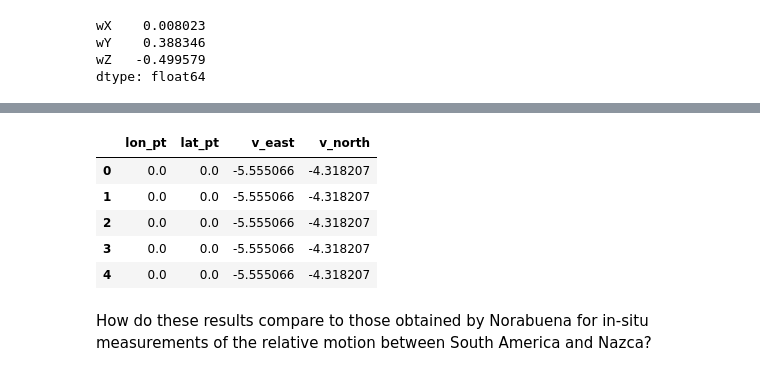
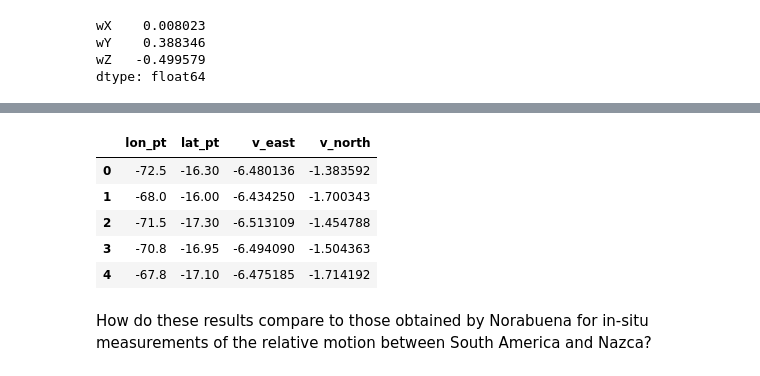
Before and after one commit to ValeEspinozaF/GeodynamicsTeaching-KU2024, a Jupyter notebook: EX3_PLATE_MOTIONS.ipynb, the cells around one changed output, grey strips where cells are left out. Saved outputs shown, nothing was run; the diff lists cells and outputs as text; code cells hidden in the pictures.

```diff
--- a/EX3_PLATE_MOTIONS.ipynb
+++ b/EX3_PLATE_MOTIONS.ipynb
@@ -101,30 +148,36 @@ The next step is to take this Euler vector and calculate the relative velocity i
 # %%
-lon_pnts = [0.0, 0.0, 0.0, 0.0, 0.0]      ## write the coordinates of the blue dots here!!
+lon_pnts = [0.0, 0.0, 0.0, 0.0, 0.0]      # Fill with the coordinates of the Norabuena points (blue dots)!
 lat_pnts = [0.0, 0.0, 0.0, 0.0, 0.0]
 
+lon_pnts = [-72.5, -68.0, -71.5, -70.8, -67.8]      # Fill with the coordinates of the Norabuena points (blue dots)!
+lat_pnts = [-16.3, -16.0, -17.3, -16.95, -17.1]
+
+
+# Here we will store the results
 N_pnts = len(lon_pnts)
-pts_azul = pd.DataFrame(data=dict(lon_pt = lon_pnts,
-                                  lat_pt = lat_pnts,
-                                  v_east = np.zeros(N_pnts),
-                                  v_north = np.zeros(N_pnts)) )
+revel_surfvel_df = pd.DataFrame(data=dict(lon_pt = lon_pnts,
+                                          lat_pt = lat_pnts,
+                                          v_east = np.zeros(N_pnts),
+                                          v_north = np.zeros(N_pnts)))
 
 v_total = np.zeros(N_pnts)
 
+# We will iterate over each point, calculate the surface velocity components and store them in the DataFrame object "revel_surfvel_df"
 for i in range(N_pnts):
-    v_east, v_north = ev_to_surfvel_eastnorth(vec_SaNz,                # function ev_to_surfvel_eastnorth takes the Euler vector in Cartesian coordinates as input
-                                              pts_azul["lon_pt"][i],
-                                              pts_azul["lat_pt"][i])
+    v_east, v_north = ev_to_surfvel_eastnorth(vec_SaNz,
+                                              revel_surfvel_df["lon_pt"][i],
+                                              revel_surfvel_df["lat_pt"][i])
 
-    pts_azul["v_east"][i], pts_azul["v_north"][i] = v_east, v_north      # The output consists of the east and north components in [cm/yr]
+    revel_surfvel_df["v_east"][i], revel_surfvel_df["v_north"][i] = v_east, v_north      # The output velocity in terms of east and north components in [cm/yr]
-# %%
-pts_azul
-# %% [output]
-|  | lon_pt | lat_pt | v_east | v_north |
-| 0 | 0.0 | 0.0 | -5.555066 | -4.318207 |
-| 1 | 0.0 | 0.0 | -5.555066 | -4.318207 |
-| 2 | 0.0 | 0.0 | -5.555066 | -4.318207 |
-| 3 | 0.0 | 0.0 | -5.555066 | -4.318207 |
-| 4 | 0.0 | 0.0 | -5.555066 | -4.318207 |
+# %%
+revel_surfvel_df
+# %% [output]
+|  | lon_pt | lat_pt | v_east | v_north |
+| 0 | -72.5 | -16.30 | -6.480136 | -1.383592 |
+| 1 | -68.0 | -16.00 | -6.434250 | -1.700343 |
+| 2 | -71.5 | -17.30 | -6.513109 | -1.454788 |
+| 3 | -70.8 | -16.95 | -6.494090 | -1.504363 |
+| 4 | -67.8 | -17.10 | -6.475185 | -1.714192 |
 # %% [markdown]
 How do these results compare to those obtained by Norabuena for in-situ measurements of the relative motion between South America and Nazca?
 # %%
```
Also changed, not shown: parts of 17 cells of this notebook, 10 other files.
